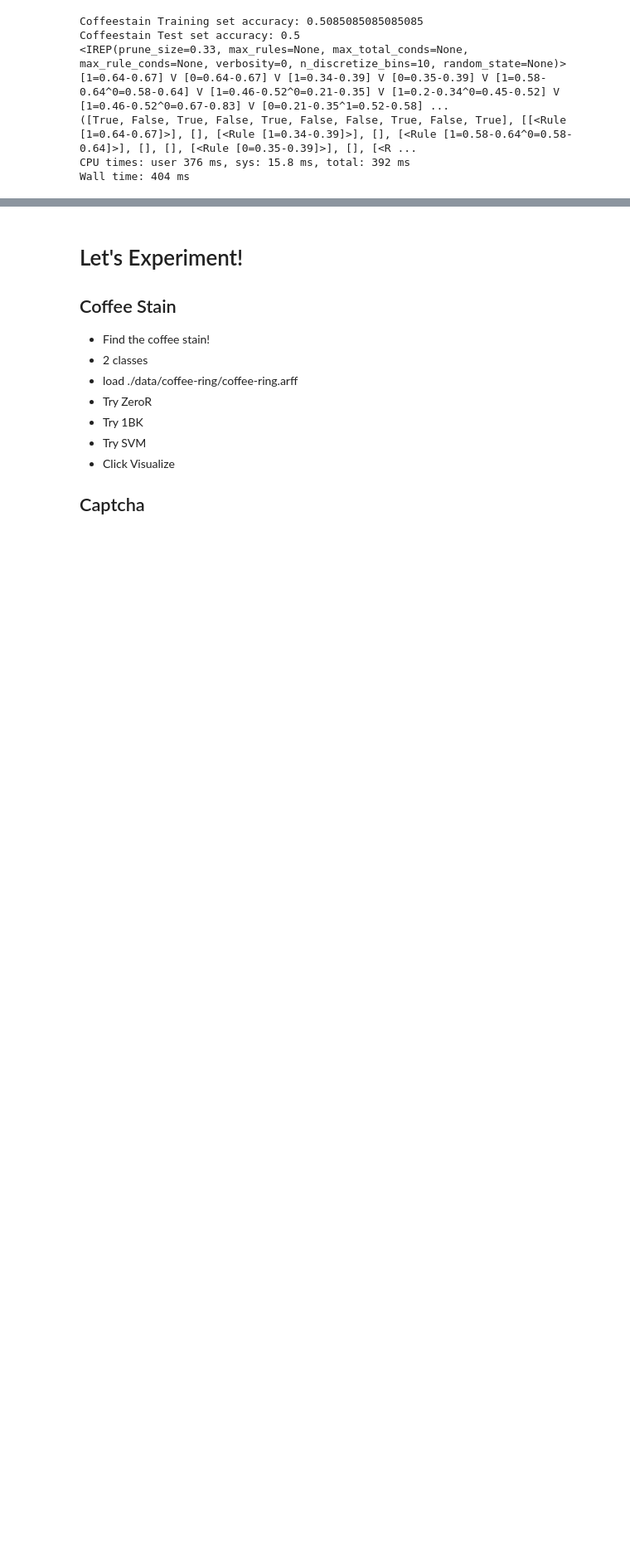
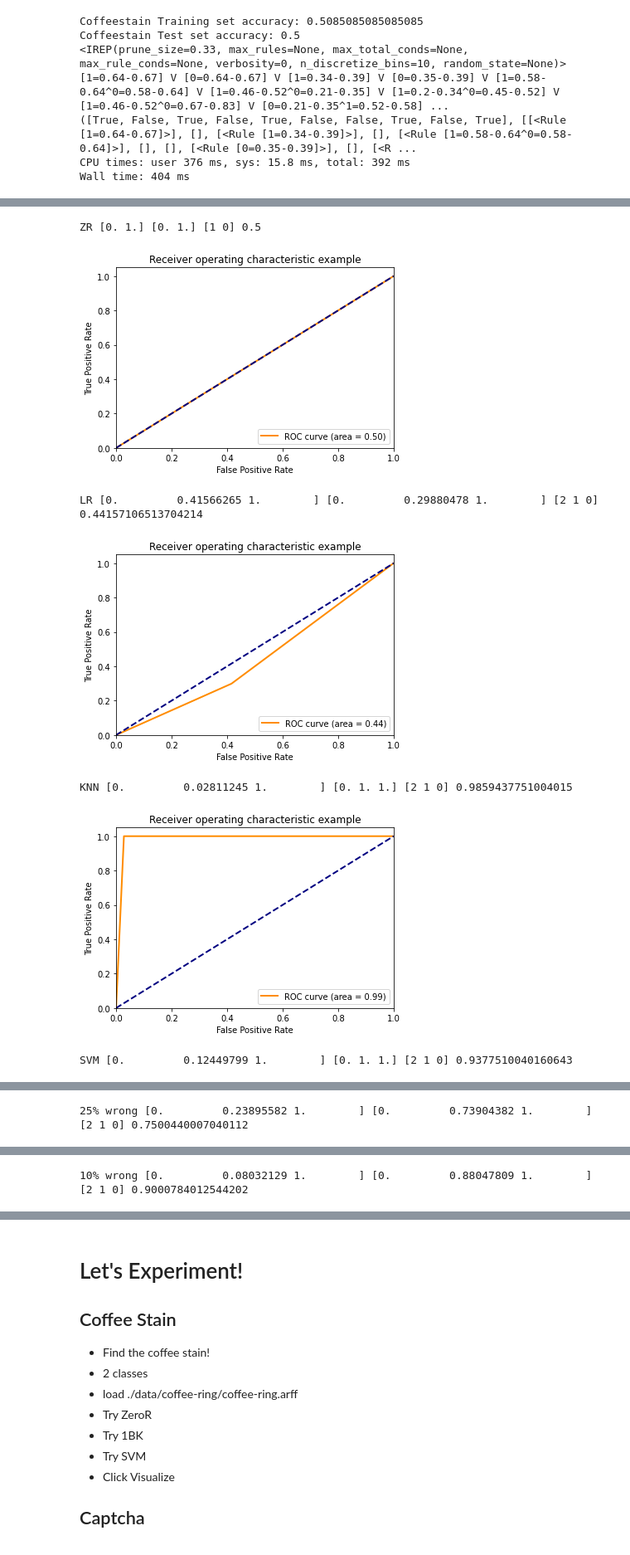
Before and after one commit to abramhindle/sklearn-tutorial, a Jupyter notebook: sklearn-tutorial.ipynb, the cells around one changed output, grey strips where cells are left out. Shown at 83% size. Cells and saved outputs as stored; diff of their text form; code cells hidden in the pictures; blank space fills up the shorter version.

Commit message:
SKLearn Tutorial

```diff
--- a/sklearn-tutorial.ipynb
+++ b/sklearn-tutorial.ipynb
@@ -657,0 +713,69 @@ Wall time: 404 ms
+# %%
+X_train, X_test, y_train, y_test = train_test_split(coffeeringX, coffeeringY, test_size=0.5, random_state=0)
+svm = sklearn.svm.SVC()
+svm.fit(X_train, y_train)
+svmpredict = svm.predict(X_test)
+lr = sklearn.linear_model.LogisticRegression()
+lr.fit(X_train, y_train)
+lrpredict = lr.predict(X_test)
+zeror = sklearn.dummy.DummyClassifier(strategy="most_frequent")
+zeror.fit(X_train, y_train)
+zrpredict = zeror.predict(X_test)
+knn = sklearn.neighbors.KNeighborsClassifier(n_neighbors=3)
+knn.fit(X_train, y_train)
+knnpredict = knn.predict(X_test)
+
+def plot_roc(fpr,tpr):
+    import matplotlib.pyplot as plt
+    # from sklearn developers 2020 BSD License
+    # from sklearn documentation https://scikit-learn.org/stable/auto_examples/model_selection/plot_roc.html#sphx-glr-auto-examples-model-selection-plot-roc-py
+    plt.figure()
+    lw = 2
+    plt.plot(fpr, tpr, color='darkorange',
+         lw=lw, label='ROC curve (area = %0.2f)' % sklearn.metrics.auc(fpr,tpr))
+    plt.plot([0, 1], [0, 1], color='navy', lw=lw, linestyle='--')
+    plt.xlim([0.0, 1.0])
+    plt.ylim([0.0, 1.05])
+    plt.xlabel('False Positive Rate')
+    plt.ylabel('True Positive Rate')
+    plt.title('Receiver operating characteristic example')
+    plt.legend(loc="lower right")
+    plt.show()
+
+fpr, tpr, thresholds = sklearn.metrics.roc_curve(y_test, zrpredict)
+print("ZR", fpr, tpr, thresholds,  sklearn.metrics.auc(fpr,tpr))
+plot_roc(fpr,tpr)
+fpr, tpr, thresholds = sklearn.metrics.roc_curve(y_test, lrpredict)
+print("LR",fpr, tpr, thresholds, sklearn.metrics.auc(fpr,tpr))
+plot_roc(fpr,tpr)
+fpr, tpr, thresholds = sklearn.metrics.roc_curve(y_test, knnpredict)
+print("KNN",fpr, tpr, thresholds, sklearn.metrics.auc(fpr,tpr))
+plot_roc(fpr,tpr)
+fpr, tpr, thresholds = sklearn.metrics.roc_curve(y_test, svmpredict)
+print("SVM",fpr, tpr, thresholds, sklearn.metrics.auc(fpr,tpr))
+plot_roc(fpr,tpr)
+wrong = y_test.copy()
+wrong[0:wrong.shape[0]//4] = np.logical_not(wrong[0:wrong.shape[0]//4])
+fpr, tpr, thresholds = sklearn.metrics.roc_curve(y_test, wrong)
+print("25% wrong",fpr, tpr, thresholds, sklearn.metrics.auc(fpr,tpr))
+plot_roc(fpr,tpr)
+wrong = y_test.copy()
+wrong[0:wrong.shape[0]//10] = np.logical_not(wrong[0:wrong.shape[0]//10])
+fpr, tpr, thresholds = sklearn.metrics.roc_curve(y_test, wrong)
+print("10% wrong",fpr, tpr, thresholds, sklearn.metrics.auc(fpr,tpr))
+plot_roc(fpr,tpr)
+
+# or just use sklearn out of the box
+sklearn.metrics.plot_roc_curve(svm, X_test, y_test)
+sklearn.metrics.plot_roc_curve(knn, X_test, y_test)
+sklearn.metrics.plot_roc_curve(lr, X_test, y_test)
+sklearn.metrics.plot_roc_curve(zeror, X_test, y_test)
+plt.show()
+# %% [output]
+ZR [0. 1.] [0. 1.] [1 0] 0.5
+[figure, added]
+LR [0.         0.41566265 1.        ] [0.         0.29880478 1.        ] [2 1 0] 0.44157106513704214
+[figure, added]
+KNN [0.         0.02811245 1.        ] [0. 1. 1.] [2 1 0] 0.9859437751004015
+[figure, added]
+SVM [0.         0.12449799 1.        ] [0. 1. 1.] [2 1 0] 0.9377510040160643
@@ -657,0 +783 @@ Wall time: 404 ms
+25% wrong [0.         0.23895582 1.        ] [0.         0.73904382 1.        ] [2 1 0] 0.7500440007040112
@@ -657,0 +785 @@ Wall time: 404 ms
+10% wrong [0.         0.08032129 1.        ] [0.         0.88047809 1.        ] [2 1 0] 0.9000784012544202
```
Also changed, not shown: parts of 25 cells of this notebook.
